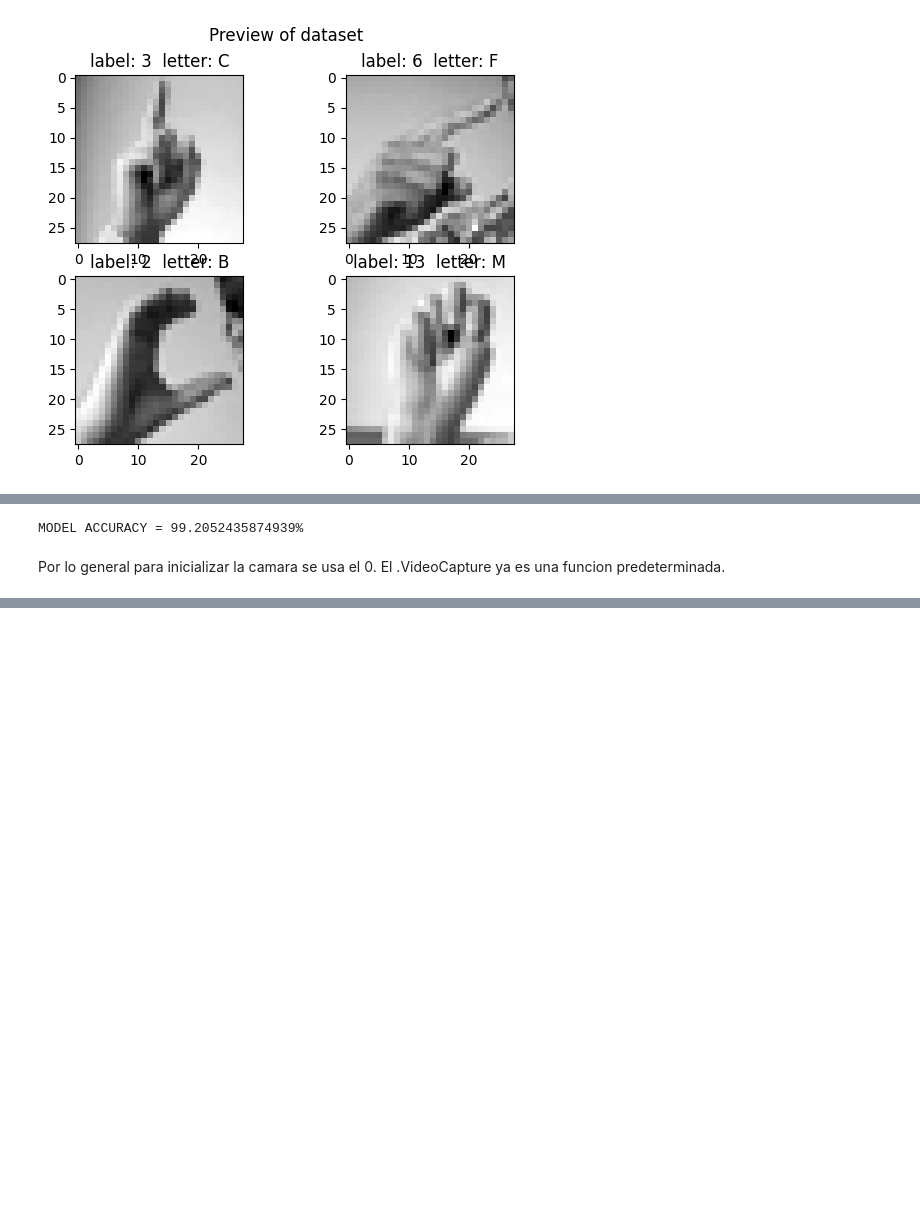
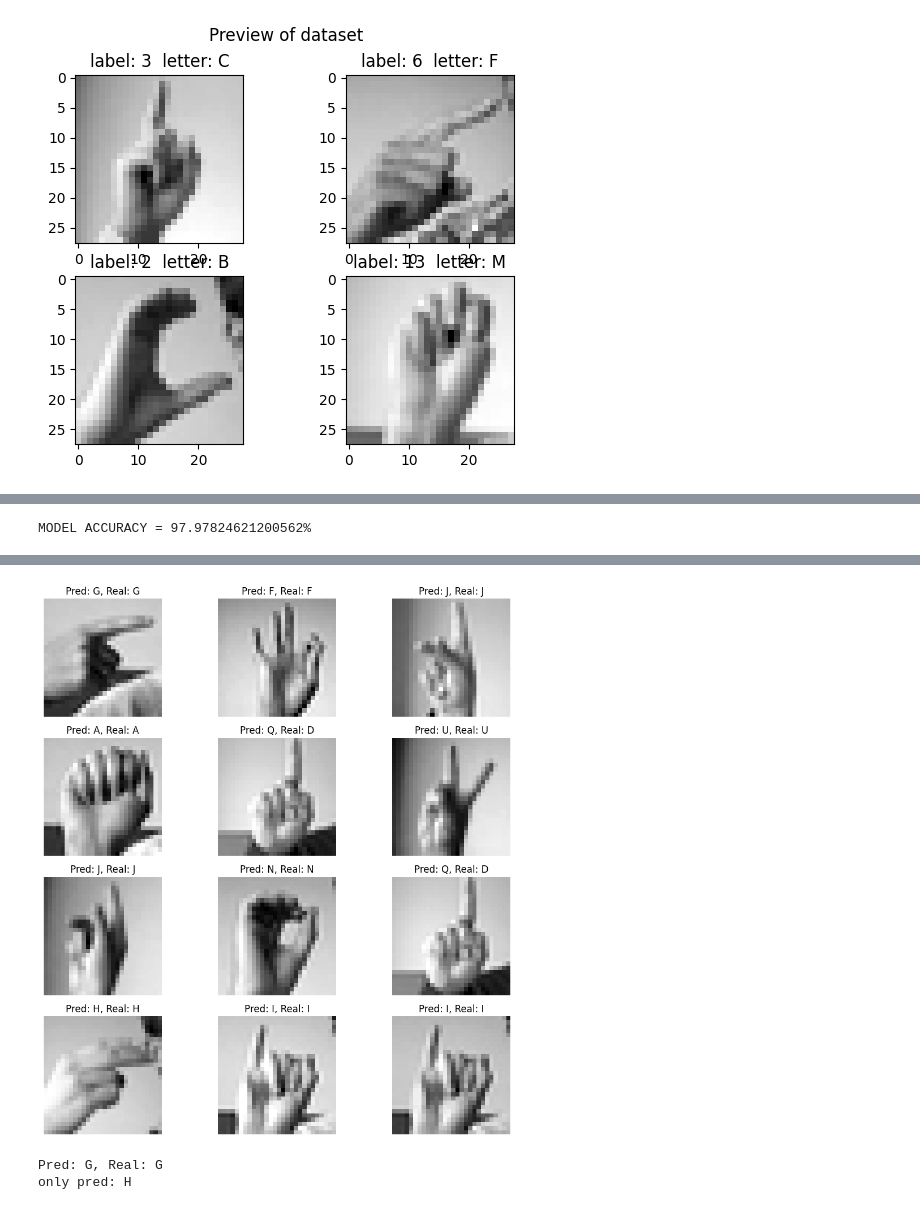
Before and after one commit to anacegf03/VsCode, a Jupyter notebook: ASL_ALEXA/alexa.ipynb, the cells around one changed output, grey strips where cells are left out. Saved outputs shown, nothing was run; the diff lists cells and outputs as text; code cells hidden in the pictures; blank space fills up the shorter version.

```diff
--- a/ASL_ALEXA/alexa.ipynb
+++ b/ASL_ALEXA/alexa.ipynb
@@ -150,13 +179,17 @@ Text(0.5, 1.0, 'Frequency of each label')
 # %%
+from tensorflow.keras.layers import Input
+
 model=Sequential()
-model.add(Conv2D(128,kernel_size=(5,5),
-                 strides=1,padding='same',activation='relu',input_shape=(28,28,1)))
+
+model.add(Input(shape=(28,28,1)))
+
+model.add(Conv2D(128,kernel_size=(5,5), strides=1,padding='same',activation='relu'))
 model.add(MaxPool2D(pool_size=(3,3),strides=2,padding='same'))
-model.add(Conv2D(64,kernel_size=(2,2),
-                strides=1,activation='relu',padding='same'))
+
+model.add(Conv2D(64,kernel_size=(2,2), strides=1,activation='relu',padding='same'))
 model.add(MaxPool2D((2,2),2,padding='same'))
-model.add(Conv2D(32,kernel_size=(2,2),
-                strides=1,activation='relu',padding='same'))
+
+model.add(Conv2D(32,kernel_size=(2,2), strides=1,activation='relu',padding='same'))
 model.add(MaxPool2D((2,2),2,padding='same'))
 
 model.add(Flatten())
@@ -191,7 +224,7 @@ Model: "sequential"
 model.compile(optimizer='adam',loss='categorical_crossentropy',metrics=['accuracy'])
 # %%
 model.fit(train_datagen.flow(X_train,y_train,batch_size=200),
-         epochs = 35,
+         epochs = 20,
           validation_data=(X_test,y_test),
           shuffle=1
          )
@@ -222,4 +255,4 @@ Epoch 35/35
 # %%
 print('MODEL ACCURACY = {}%'.format(acc*100))
 # %% [output]
-MODEL ACCURACY = 99.2052435874939%
+MODEL ACCURACY = 97.97824621200562%
@@ -228,2 +258,0 @@ import cv2
-# %% [markdown]
-Por lo general para inicializar la camara se usa el 0. El .VideoCapture ya es una funcion predeterminada.
@@ -247,0 +259,29 @@ Por lo general para inicializar la camara se usa el 0. El .VideoCapture ya es un
+# %%
+# Make predictions on the test data
+y_pred = model.predict(X_test)
+y_pred_classes = np.argmax(y_pred, axis=1)
+y_true = np.argmax(y_test, axis=1)
+
+# Plot some test images along with predicted and actual labels
+fig, axes = plt.subplots(4, 3, figsize=(10, 10))
+axes = axes.flatten()
+
+label_mapping = {
+    0: 'A', 1: 'B', 2: 'C', 3: 'D', 4: 'E', 5: 'F', 6: 'G', 7: 'H',
+    8: 'I', 9: 'J', 10: 'K', 11: 'L', 12: 'M', 13: 'N', 14: 'O', 15: 'P',
+    16: 'Q', 17: 'R', 18: 'S', 19: 'T', 20: 'U', 21: 'V', 22: 'W', 23: 'X',
+    24:'Y',25:'Z'
+}
+
+for i, ax in enumerate(axes):
+    ax.imshow(X_test[i].reshape(28, 28), cmap='gray')
+    ax.set_title(f"Pred: {label_mapping[y_pred_classes[i]]}, Real: {label_mapping[y_true[i]]}")
+    ax.axis('off')
+
+plt.tight_layout()
+plt.show()
+
+print(f"Pred: {label_mapping[y_pred_classes[0]]}, Real: {label_mapping[y_true[0]]}")
+
+print("only pred: "+label_mapping[y_pred_classes[9]])
+# %% [output]
@@ -247,0 +289,3 @@ Por lo general para inicializar la camara se usa el 0. El .VideoCapture ya es un
+[figure, added]
+Pred: G, Real: G
+only pred: H
```
Also changed, not shown: parts of 13 cells of this notebook, 32 other files.
